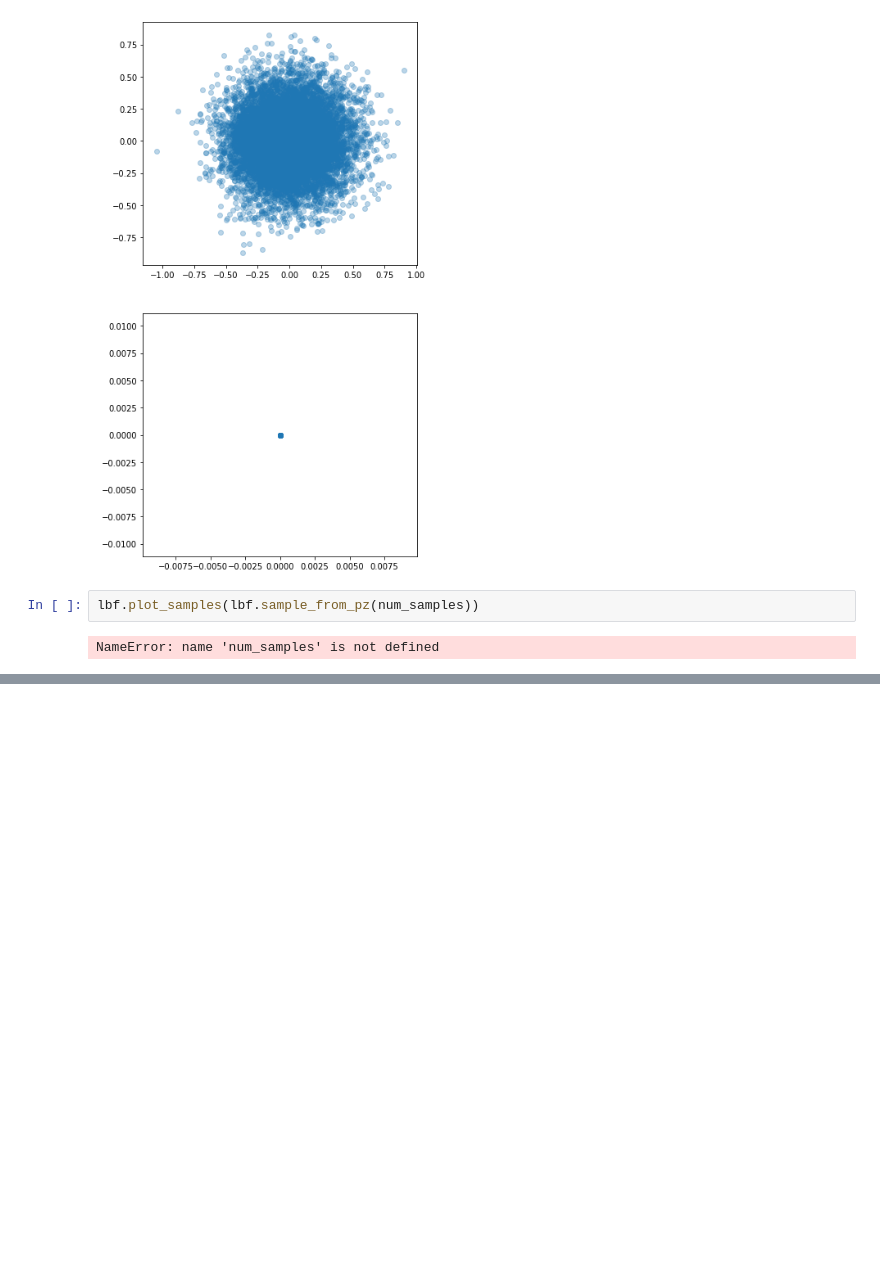
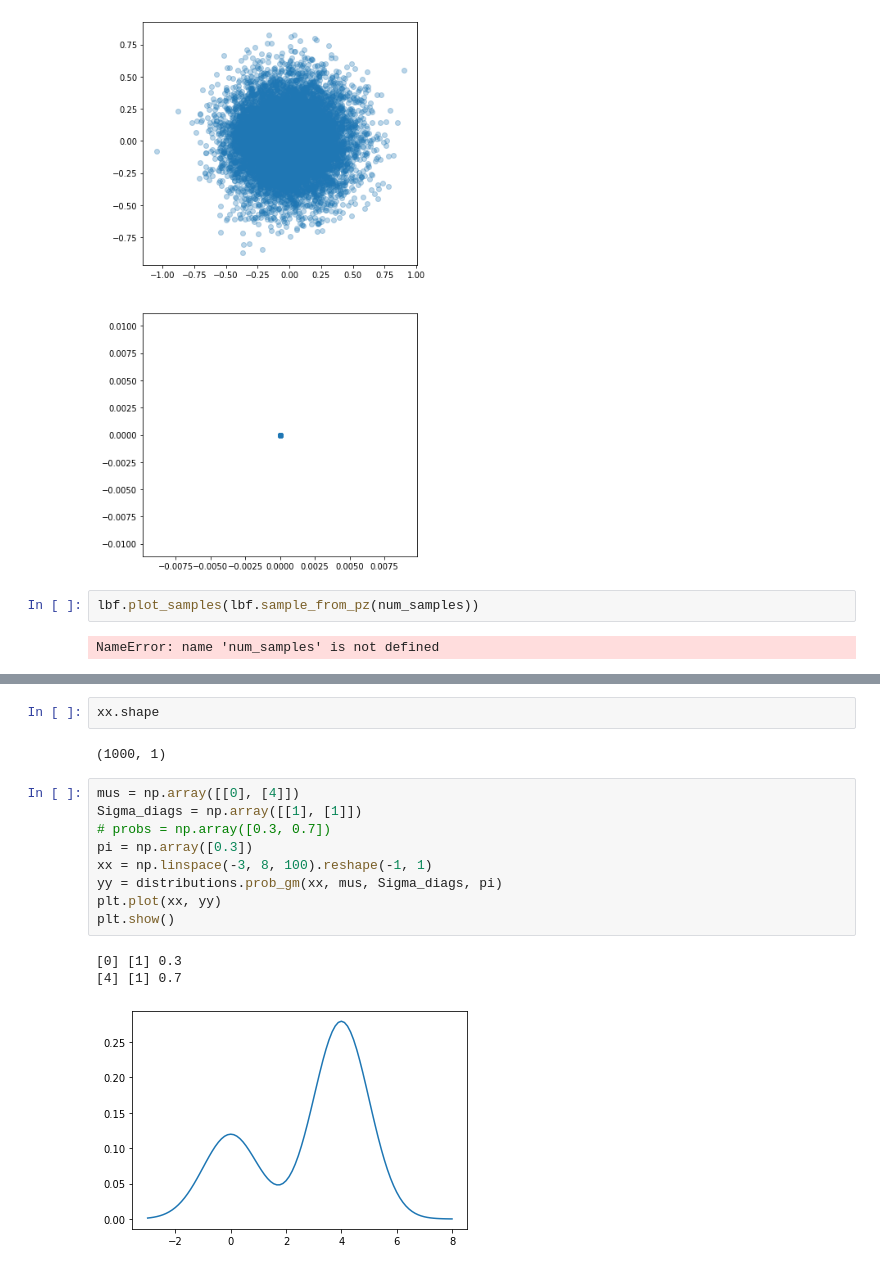
Before and after one commit to suton5/vi-normflows, a Jupyter notebook: notebooks/2_basic_optimization/1_basic_optimization.ipynb, the cells around one changed output, grey strips where cells are left out. Cells and saved outputs as stored; diff of their text form; blank space fills up the shorter version.

```diff
--- a/notebooks/2_basic_optimization/1_basic_optimization.ipynb
+++ b/notebooks/2_basic_optimization/1_basic_optimization.ipynb
@@ -72,0 +76,17 @@ NameError: name 'num_samples' is not defined
+# %%
+xx.shape
+# %% [output]
+(1000, 1)
+# %%
+mus = np.array([[0], [4]])
+Sigma_diags = np.array([[1], [1]])
+# probs = np.array([0.3, 0.7])
+pi = np.array([0.3])
+xx = np.linspace(-3, 8, 100).reshape(-1, 1)
+yy = distributions.prob_gm(xx, mus, Sigma_diags, pi)
+plt.plot(xx, yy)
+plt.show()
+# %% [output]
+[0] [1] 0.3
+[4] [1] 0.7
+[figure, added]
```
Also changed, not shown: parts of 3 cells of this notebook, 2 other files.
